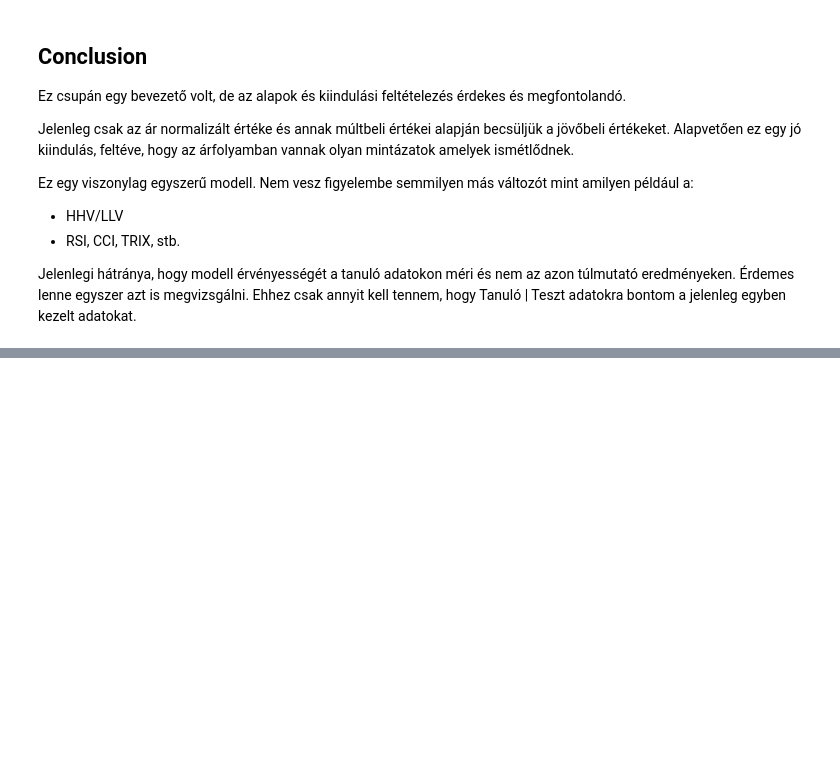
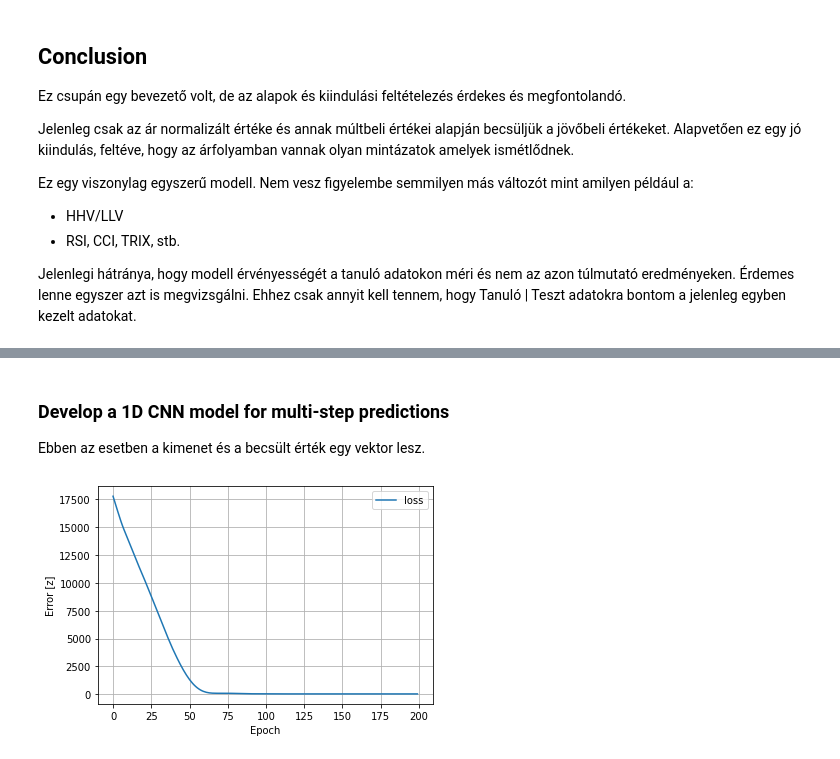
Before and after one commit to JoDeMiro/Keras, a Jupyter notebook: 05_Keras_Time_Series_Forcasting_via_1D_Convolution.ipynb, the cells around one changed output, grey strips where cells are left out. Cells and saved outputs as stored; diff of their text form; code cells hidden in the pictures; blank space fills up the shorter version.

```diff
--- a/05_Keras_Time_Series_Forcasting_via_1D_Convolution.ipynb
+++ b/05_Keras_Time_Series_Forcasting_via_1D_Convolution.ipynb
@@ -2104,0 +2204,50 @@ Jelenlegi hátránya, hogy modell érvényességét a tanuló adatokon méri és
+# %% [markdown]
+### Develop a 1D CNN model for multi-step predictions
+
+Ebben az esetben a kimenet és a becsült érték egy vektor lesz.
+# %%
+# Az ilyen dolgokat egyszerűbb megcsinálni a Sequential API segítségével
+
+from tensorflow.keras.layers import Conv1D, MaxPool1D, Flatten, Dense, Input
+from tensorflow.keras import Sequential
+
+model = Sequential()
+model.add(Conv1D(filters=64, kernel_size=2, activation='relu', input_shape=(n_steps_in, n_features)))
+model.add(MaxPool1D(pool_size=2))
+model.add(Flatten())
+model.add(Dense(50, activation='relu'))
+model.add(Dense(n_steps_out))
+model.compile(optimizer='adam', loss='mse')
+
+
+# De mostanában kezdek áttérni a Functional API használatára
+
+input_layer = Input(shape=(n_steps_in, n_features))
+
+cnn_layer     = Conv1D(filters=64, kernel_size=2, activation='relu')(input_layer)
+pool_layer    = MaxPool1D(pool_size=2)(cnn_layer)
+flatten_layer = Flatten()(pool_layer)
+dense_layer   = Dense(50, activation='relu')(flatten_layer)
+output_layer  = Dense(units=n_steps_out)(dense_layer)
+
+model = Model(inputs=input_layer, outputs=output_layer)
+
+model.compile(optimizer='adam', loss='mse')
+# %%
+def plot_loss(history):
+  plt.plot(history.history['loss'], label='loss')
+  plt.xlabel('Epoch')
+  plt.ylabel('Error [z]')
+  plt.legend()
+  plt.grid(True)
+# %%
+# Estimate
+history = model.fit(x=_X, y=_y, verbose=0, epochs=200)
+
+# Predict
+_y_predicted = model.predict(_X)
+
+# Plot Loss
+plot_loss(history)
+# %% [output]
+[figure, added]
```
Also changed, not shown: parts of 26 cells of this notebook.
